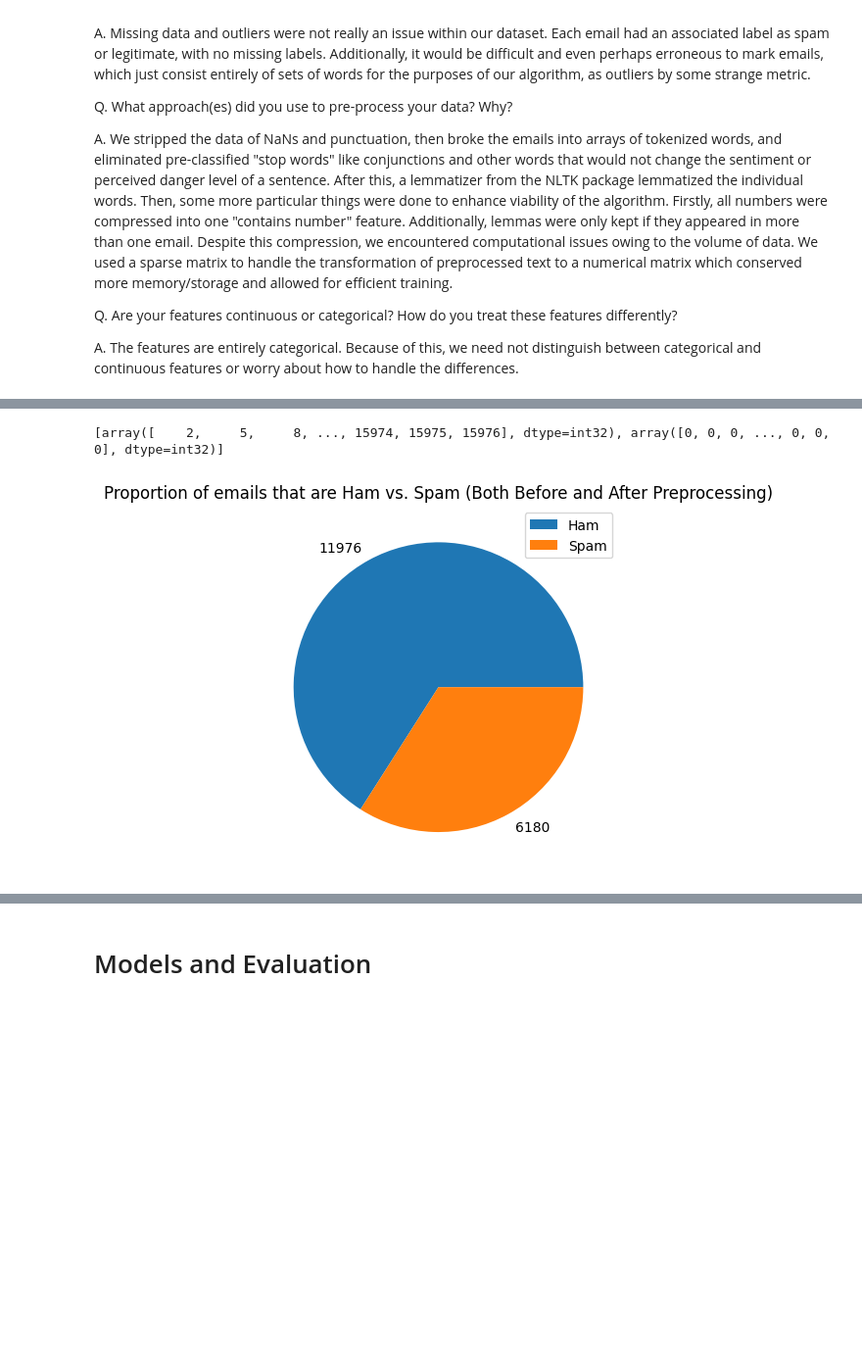
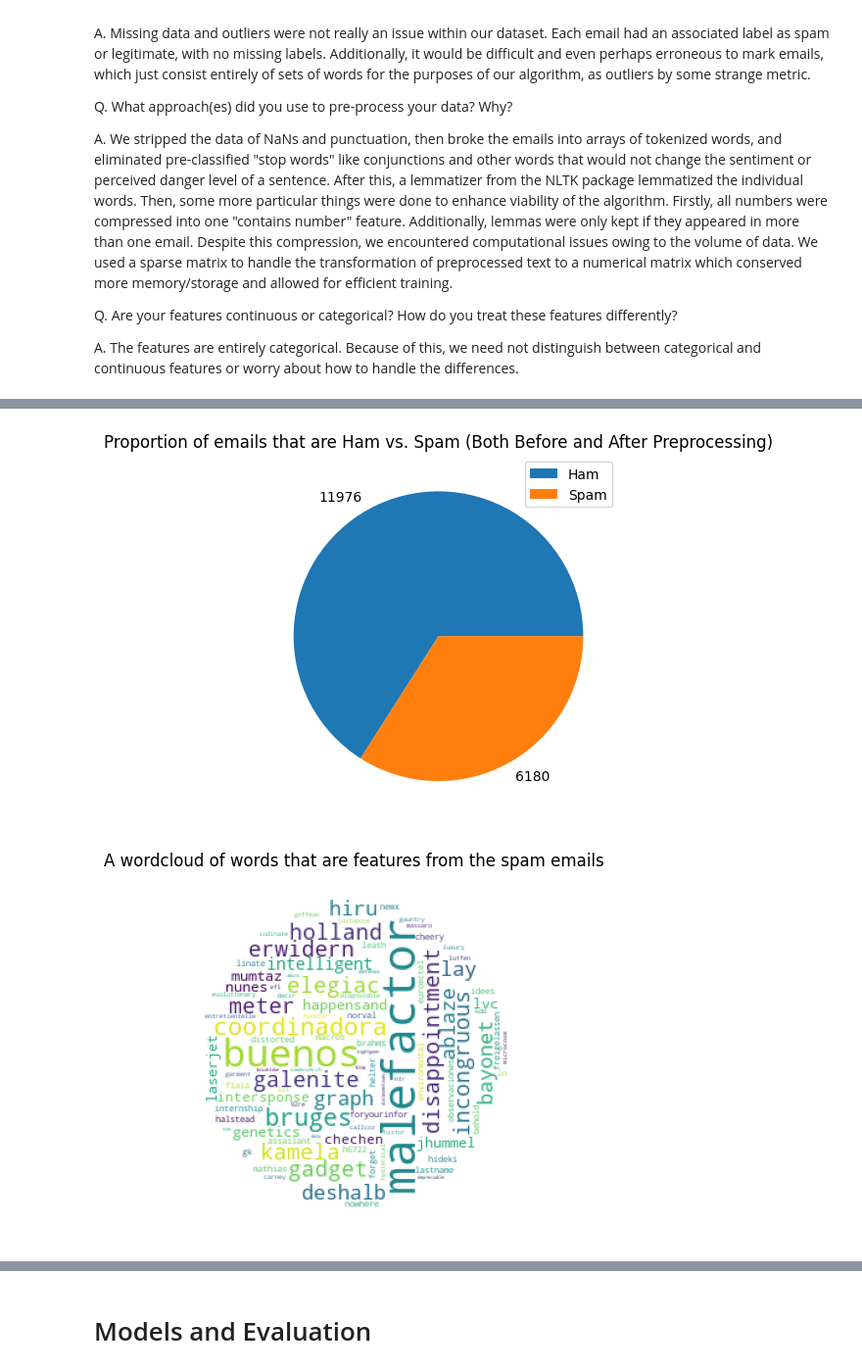
Before and after one commit to JonathanYe3/ML_duh_guyz, a Jupyter notebook: Final_Project_Submission_Template.ipynb, the cells around one changed output, grey strips where cells are left out. Shown at 98% size. Cells and saved outputs as stored; diff of their text form; code cells hidden in the pictures; blank space fills up the shorter version.

Commit message:
Wordcloud so informative so wow

```diff
--- a/Final_Project_Submission_Template.ipynb
+++ b/Final_Project_Submission_Template.ipynb
@@ -142,17 +153,52 @@ print(f"Example words (features) for the third email (spam email): \n{tokens} ")
 #   You may borrow from how we visualized data in the Lab homeworks.
 
 #Pie chart for spam and ham emails
-with open('data/alldatacounts.txt', 'rb') as f:
+with open('data/alldatacounts.txt', 'r') as f:
     alldatacounts = [line.strip() for line in f]
 alldatacounts = np.array([int(alldatacounts[i]) for i in range(len(alldatacounts))])
 plt.pie(alldatacounts,labels = alldatacounts)
 plt.title("Proportion of emails that are Ham vs. Spam (Both Before and After Preprocessing)")
 plt.legend(["Ham","Spam"])
 
-# Concatenating all of the words from all spam emails into one string and same for ham
-non_zero_indices = [i for i in labels.nonzero()]
-print(non_zero_indices)
-#n
+#WordCloud Moment
+
+#Spam words and counts
+spam_emails = sparse_dat[sparse_dat[:,0].nonzero()[0],:]
+spam_sum_vec = spam_emails.sum(axis=0)
+spam_sum_vec = np.array(spam_sum_vec)
+spam_sum_vec = (spam_sum_vec.flatten())[1:]
+spam_sum_vec = spam_sum_vec[spam_sum_vec!=0]
+column_names = np.array(column_names)
+spam_column_names = (column_names[spam_sum_vec.nonzero()[0]])[2:]
+spam_column_names = [spam_column_names[i].decode('utf-8',errors='ignore') for i in range(len(spam_column_names))]
+spam_word_dict = {spam_column_names[i]: spam_sum_vec[i] for i in range(len(spam_column_names))}
+
+#Ham words and counts
+zero_indices = [i for i in range(18156)]
+dif1 = np.setdiff1d(zero_indices, non_zero_indices)
+dif2 = np.setdiff1d(non_zero_indices, zero_indices)
+zero_indices = np.concatenate((dif1, dif2))
+ham_emails = sparse_dat[zero_indices,:]
+ham_sum_vec = ham_emails.sum(axis=0)
+ham_sum_vec = np.array(ham_sum_vec)
+ham_sum_vec = (ham_sum_vec.flatten())[1:]
+ham_sum_vec = ham_sum_vec[ham_sum_vec!=0]
+column_names = np.array(column_names)
+ham_column_names = (column_names[ham_sum_vec.nonzero()[0]])[2:]
+ham_column_names = [ham_column_names[i].decode('utf-8',errors='ignore') for i in range(len(ham_column_names))]
+ham_word_dict = {ham_column_names[i]: ham_sum_vec[i] for i in range(len(ham_column_names))}
 # %% [output]
-[array([    2,     5,     8, ..., 15974, 15975, 15976], dtype=int32), array([0, 0, 0, ..., 0, 0, 0], dtype=int32)]
 [figure]
+# %%
+#WordCloud I Guess (Spam)
+x, y = np.ogrid[:300, :300]
+mask = (x - 150) ** 2 + (y - 150) ** 2 > 130 ** 2
+mask = 255 * mask.astype(int)
+spam_wc = WordCloud(background_color="white", max_words=None,mask=mask)
+spam_wc.generate_from_frequencies(spam_word_dict)
+plt.imshow(spam_wc)
+plt.title("A wordcloud of words that are features from the spam emails")
+plt.axis('off')
+plt.show()
+# %% [output]
+[figure, added]
```
Also changed, not shown: parts of 3 cells of this notebook.
